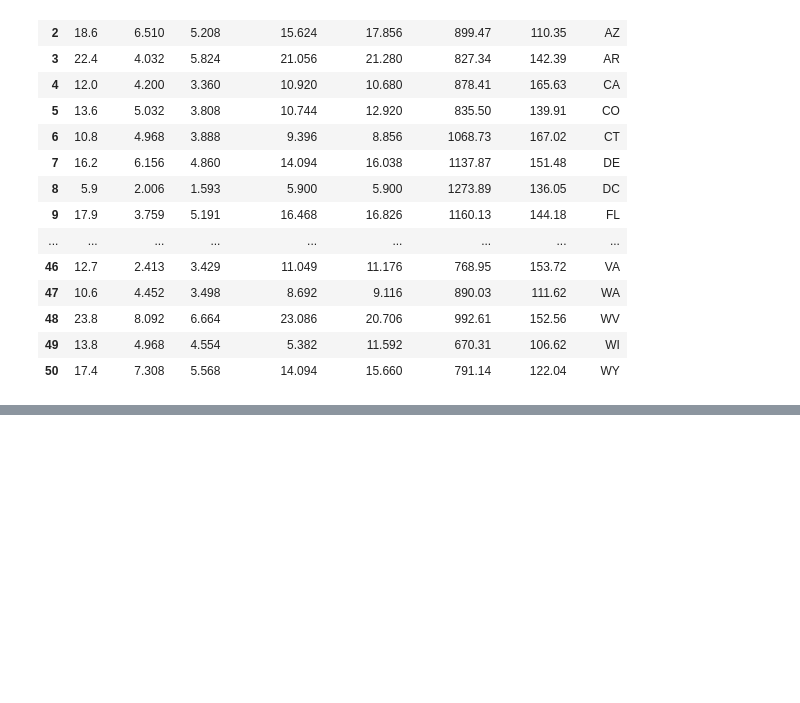
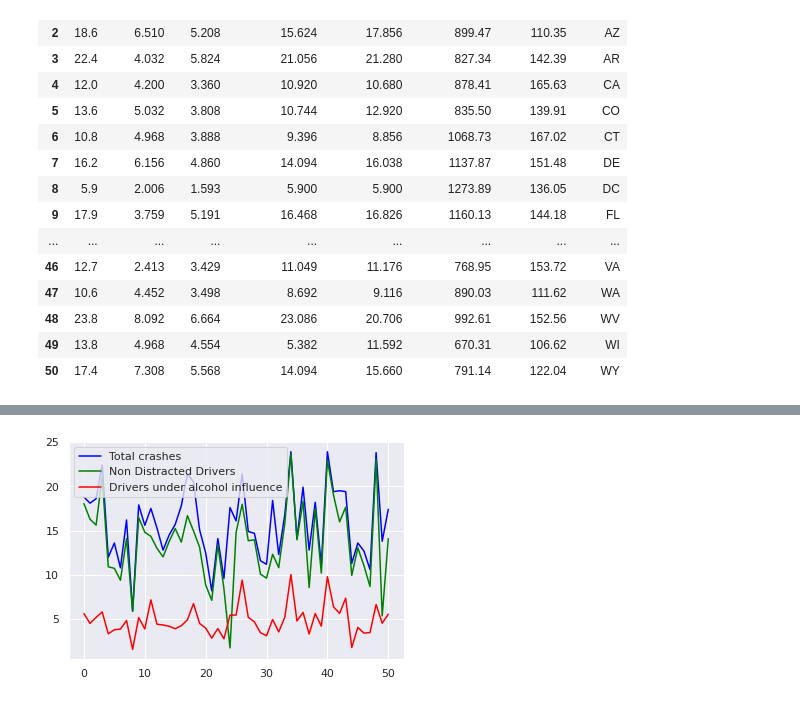
Before and after one commit to WondwosenTsige/data-visualization, a Jupyter notebook: viz-b.ipynb, the cells around one changed output, grey strips where cells are left out. Saved outputs shown, nothing was run; the diff lists cells and outputs as text; code cells hidden in the pictures; blank space fills up the shorter version.

Commit message:
data visualization with 'car crashes' data set completed

```diff
--- a/viz-b.ipynb
+++ b/viz-b.ipynb
@@ -44,3 +44,7 @@ accident
 | 48 | 23.8 | 8.092 | 6.664 | 23.086 | 20.706 | 992.61 | 152.56 | WV |
 | 49 | 13.8 | 4.968 | 4.554 | 5.382 | 11.592 | 670.31 | 106.62 | WI |
 | 50 | 17.4 | 7.308 | 5.568 | 14.094 | 15.660 | 791.14 | 122.04 | WY |
+# %%
+y = accident["total"].values
+x = accident["not_distracted"].values
+z = accident["alcohol"].values
@@ -46,0 +79,12 @@ accident
+# %%
+plt.figure()
+plt.plot(y, label='Total crashes', color='blue')
+plt.plot(x, label='Non Distracted Drivers', color='green')
+plt.plot(z, label='Drivers under alcohol influence', color='red')
+plt.legend()
+sns.set()
+sns.set_style('darkgrid')
+sns.set(font='mono')
+plt.show()
+# %% [output]
+[figure, added]
```
Also changed, not shown: parts of 5 cells of this notebook.
